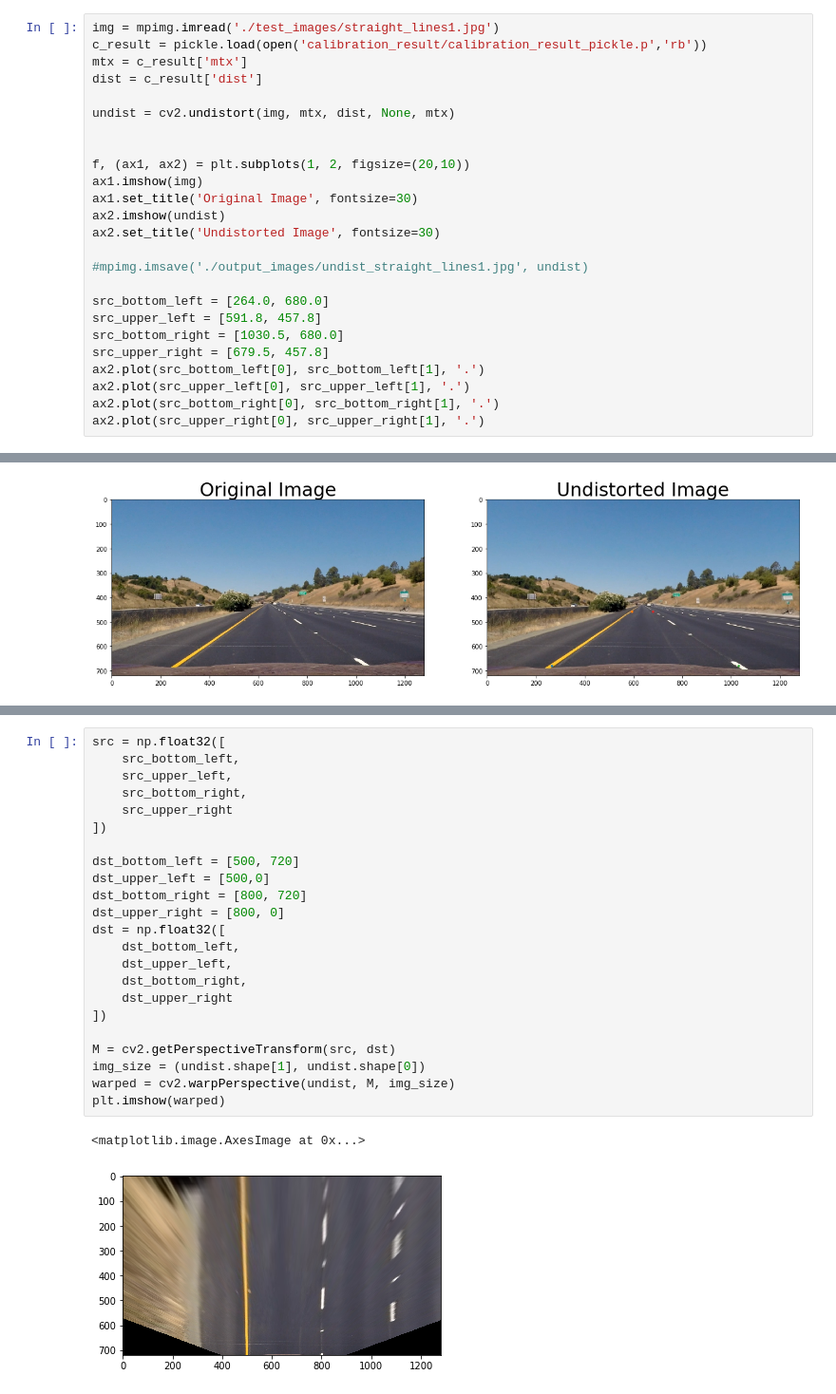
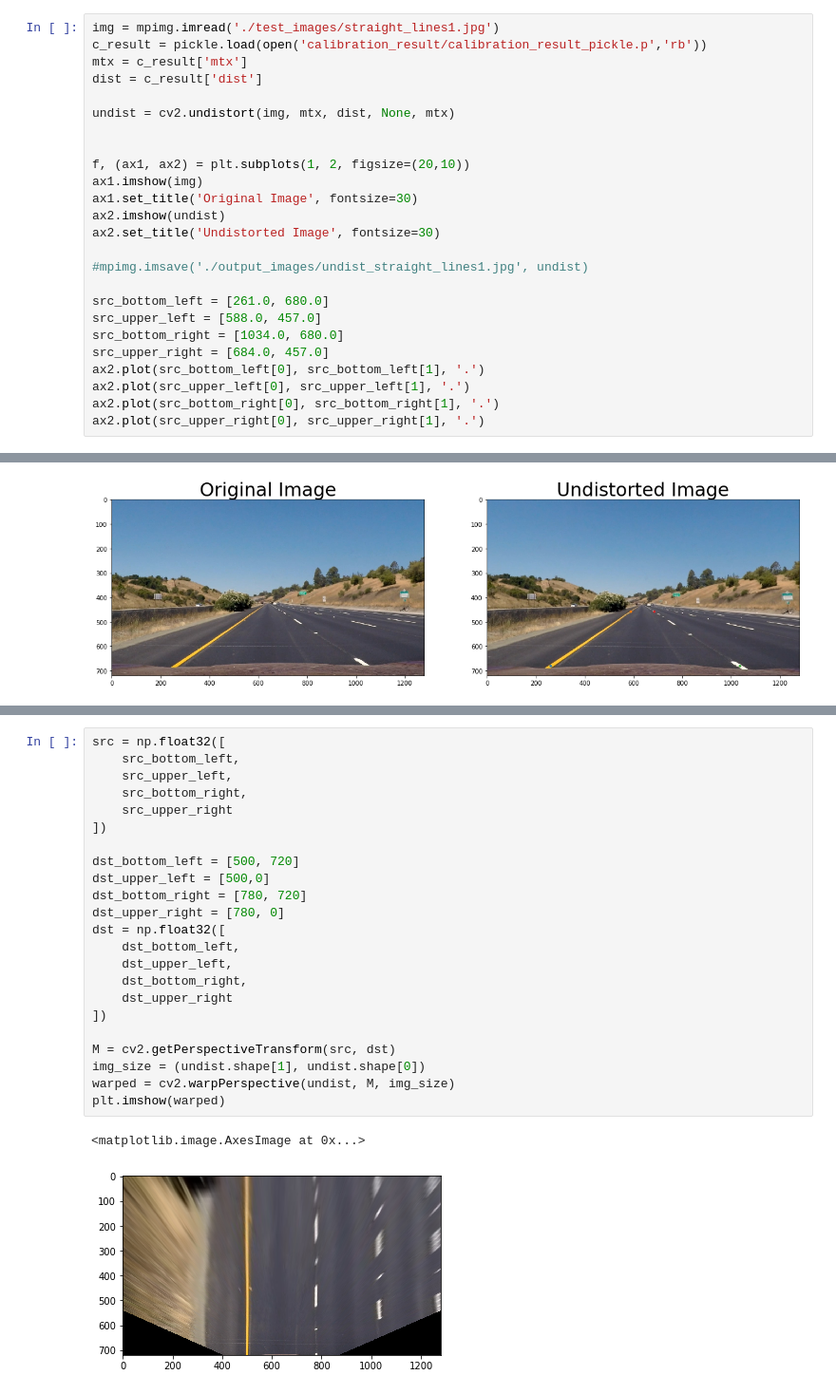
Before and after one commit to satoshikumano/CarND-Advanced-Lane-Lines-Submission, a Jupyter notebook: AdvancedLaneFinding.ipynb, the cells around one changed output, grey strips where cells are left out. Shown at 95% size. Saved outputs shown, nothing was run; the diff lists cells and outputs as text.

```diff
--- a/AdvancedLaneFinding.ipynb
+++ b/AdvancedLaneFinding.ipynb
@@ -75,10 +83,10 @@ ax2.set_title('Undistorted Image', fontsize=30)
 
 #mpimg.imsave('./output_images/undist_straight_lines1.jpg', undist)
 
-src_bottom_left = [264.0, 680.0]
-src_upper_left = [591.8, 457.8]
-src_bottom_right = [1030.5, 680.0]
-src_upper_right = [679.5, 457.8]
+src_bottom_left = [261.0, 680.0]
+src_upper_left = [588.0, 457.0]
+src_bottom_right = [1034.0, 680.0]
+src_upper_right = [684.0, 457.0]
 ax2.plot(src_bottom_left[0], src_bottom_left[1], '.')
 ax2.plot(src_upper_left[0], src_upper_left[1], '.')
 ax2.plot(src_bottom_right[0], src_bottom_right[1], '.')
@@ -89,26 +100,26 @@ ax2.plot(src_upper_right[0], src_upper_right[1], '.')
 # %%
 src = np.float32([
     src_bottom_left,
     src_upper_left,
     src_bottom_right,
     src_upper_right
 ])
 
 dst_bottom_left = [500, 720]
 dst_upper_left = [500,0]
-dst_bottom_right = [800, 720]
-dst_upper_right = [800, 0]
+dst_bottom_right = [780, 720]
+dst_upper_right = [780, 0]
 dst = np.float32([
     dst_bottom_left,
     dst_upper_left,
     dst_bottom_right,
     dst_upper_right
 ])
 
 M = cv2.getPerspectiveTransform(src, dst)
 img_size = (undist.shape[1], undist.shape[0])
 warped = cv2.warpPerspective(undist, M, img_size)
 plt.imshow(warped)
 # %% [output]
 <matplotlib.image.AxesImage at 0x...>
-[figure, old version]
+[figure, new version]
```
Also changed, not shown: parts of 9 cells of this notebook.
